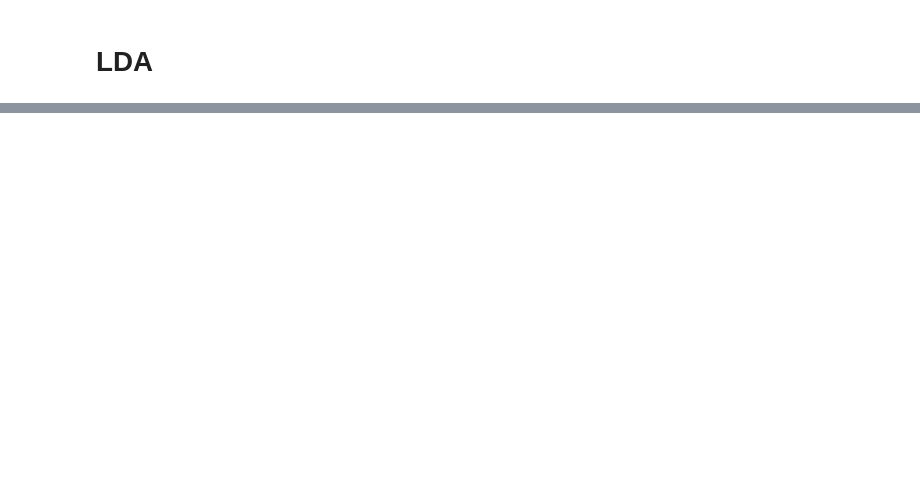
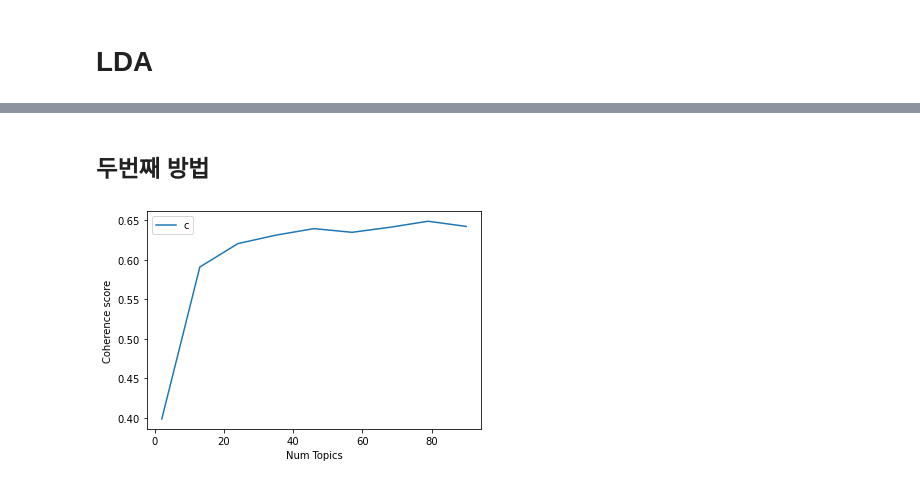
Before and after one commit to kbs333/KBS_TEFN, a Jupyter notebook: LDA.ipynb, the cells around one changed output, grey strips where cells are left out. Drawn from its saved outputs; the diff is of its cells as text; code cells hidden in the pictures; blank space fills up the shorter version.

```diff
--- a/LDA.ipynb
+++ b/LDA.ipynb
@@ -232,2 +139,0 @@ lda.print_topics(100)
-# %%
-data_word = tokenized_docs
@@ -239,9 +149,9 @@ import os
 from gensim import corpora
 from gensim.models.wrappers import LdaMallet
 
-id2word=corpora.Dictionary(data_word)
+id2word=corpora.Dictionary(tokenized_docs)
 id2word.filter_extremes(no_below = 20) #20회 이하로 등장한 단어는 삭제
-texts = data_word
+texts = tokenized_docs
 corpus=[id2word.doc2bow(text) for text in texts]
 
 os.environ['Mallet_HOME'] = 'C:\\Mallet'
@@ -269,0 +193,2 @@ ldamallet.print_topics(100)
+# %% [markdown]
+## 두번째 방법
@@ -269,0 +198,41 @@ ldamallet.print_topics(100)
+# %%
+from gensim.models import CoherenceModel
+from gensim.models.wrappers import LdaMallet
+
+def compute_coherence_values(dictionary, corpus, texts, limit, start=2, step=3):
+    coherence_values = []
+    model_list = []
+
+    for num_topics in range(start, limit, step):
+        model = LdaMallet(mallet_path, corpus=corpus, num_topics=num_topics, id2word=id2word)
+        model_list.append(model)
+        coherencemodel = CoherenceModel(model=model, texts=texts, dictionary=dictionary, coherence='c_v')
+        coherence_values.append(coherencemodel.get_coherence())
+
+    return model_list, coherence_values
+# %%
+import os
+from gensim import corpora
+from gensim.utils import simple_preprocess
+
+id2word=corpora.Dictionary(data_word)
+id2word.filter_extremes(no_below = 20) #20회 이하로 등장한 단어는 삭제
+texts = data_word
+corpus=[id2word.doc2bow(text) for text in texts]
+
+os.environ['Mallet_HOME'] = 'C:\\Mallet'
+mallet_path = 'C:\\Mallet\\bin\\mallet'
+
+model_list, coherence_values = compute_coherence_values(dictionary=id2word, corpus=corpus, texts=texts, start=2, limit=100, step=11)
+# %%
+import matplotlib.pyplot as plt
+
+limit=100; start=2; step=11;
+x = range(start, limit, step)
+plt.plot(x, coherence_values)
+plt.xlabel("Num Topics")
+plt.ylabel("Coherence score")
+plt.legend(("coherence_values"), loc='best')
+plt.show()
+# %% [output]
+[figure, added]
```
Also changed, not shown: parts of 42 cells of this notebook.
